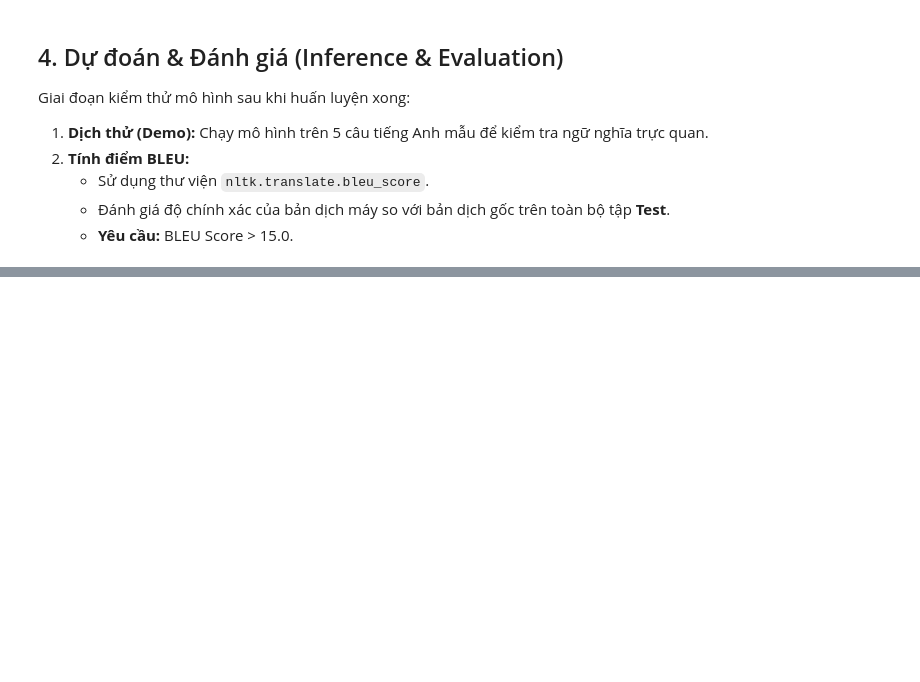
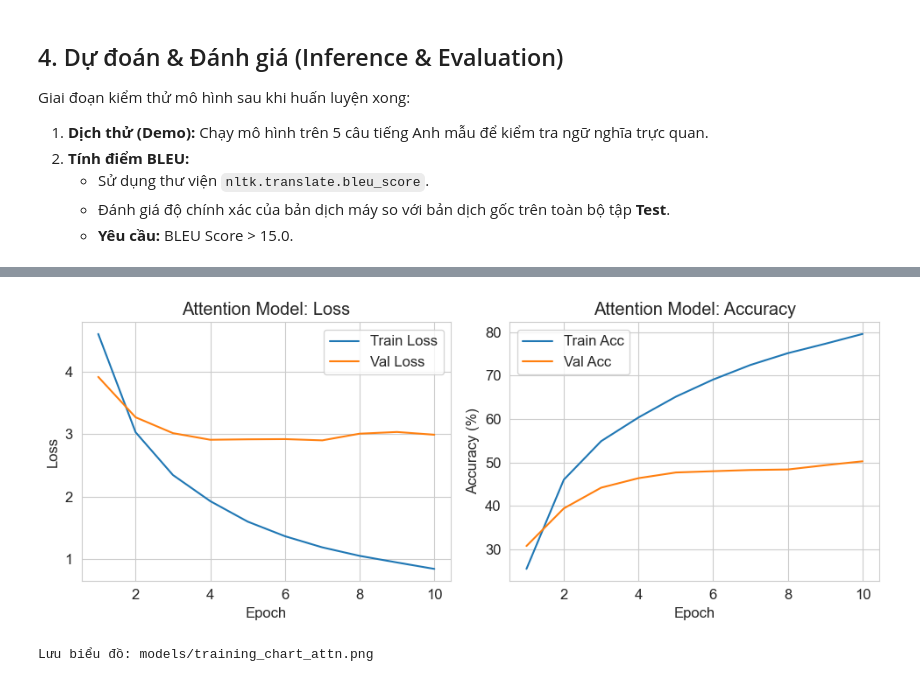
Before and after one commit to hminhquaan/NLP_Project, a Jupyter notebook: scripts/en_fr.ipynb, the cells around one changed output, grey strips where cells are left out. Drawn from its saved outputs; the diff is of its cells as text; code cells hidden in the pictures; blank space fills up the shorter version.

```diff
--- a/scripts/en_fr.ipynb
+++ b/scripts/en_fr.ipynb
@@ -685,0 +981,54 @@ BLEU Score = 29.60
+# %%
+import matplotlib.pyplot as plt
+import json
+
+# ==========================================
+# VẼ BIỂU ĐỒ (ATTENTION MODEL)
+# ==========================================
+history_attn_file = 'models/history_attn.json'
+
+try:
+    with open(history_attn_file, 'r') as hf:
+        history = json.load(hf)
+
+    epochs = range(1, len(history['train_loss']) + 1)
+
+    plt.figure(figsize=(10, 4))
+
+    # 1. Biểu đồ Loss
+    plt.subplot(1, 2, 1)
+    plt.plot(epochs, history['train_loss'], label='Train Loss')
+    plt.plot(epochs, history['val_loss'], label='Val Loss')
+    plt.title('Attention Model: Loss')
+    plt.xlabel('Epoch')
+    plt.ylabel('Loss')
+    plt.legend()
+    plt.grid(True)
+
+    # 2. Biểu đồ Accuracy
+    plt.subplot(1, 2, 2)
+    if 'train_acc' in history:
+        plt.plot(epochs, [acc * 100 for acc in history['train_acc']], label='Train Acc')
+        plt.plot(epochs, [acc * 100 for acc in history['val_acc']], label='Val Acc')
+        plt.ylabel('Accuracy (%)')
+        plt.title('Attention Model: Accuracy')
+    else:
+        plt.plot(epochs, history['train_ppl'], label='Train PPL')
+        plt.plot(epochs, history['val_ppl'], label='Val PPL')
+        plt.ylabel('Perplexity')
+        plt.title('Attention Model: Perplexity')
+
+    plt.xlabel('Epoch')
+    plt.legend()
+    plt.grid(True)
+
+    plt.tight_layout()
+    plt.savefig('models/training_chart_attn.png')
+    plt.show()
+    print("Lưu biểu đồ: models/training_chart_attn.png")
+
+except FileNotFoundError:
+    print("Chưa tìm thấy file lịch sử huấn luyện Attention.")
+# %% [output]
+[figure, added]
+Lưu biểu đồ: models/training_chart_attn.png
```
Also changed, not shown: parts of 11 cells of this notebook, 7 other files.
